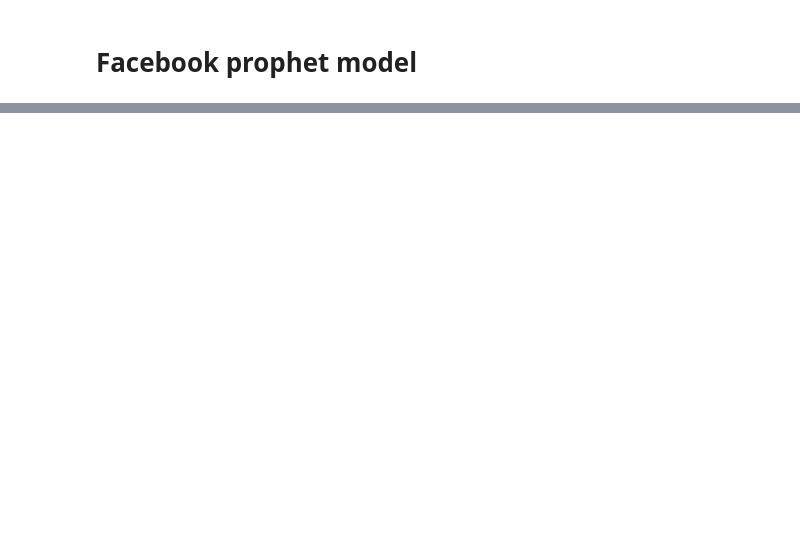
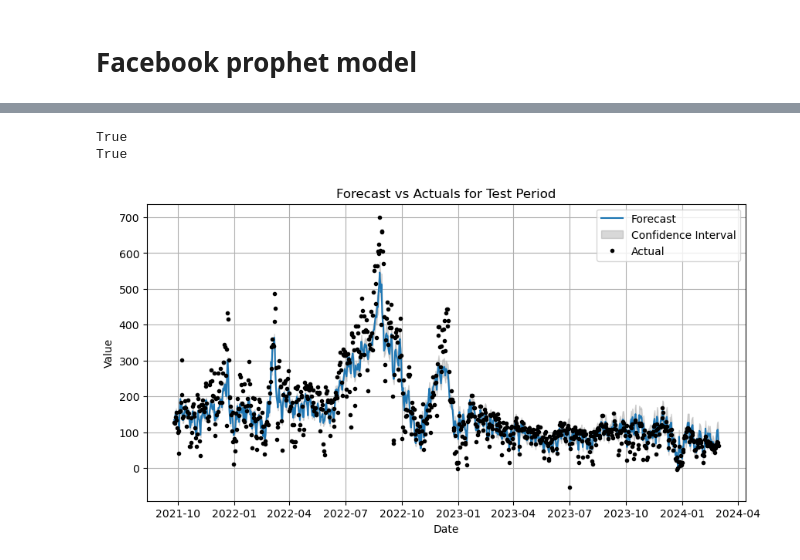
Before and after one commit to stefgr1/Prediction_of_energy_prices, a Jupyter notebook: predictions/Prophet/prophet.ipynb, the cells around one changed output, grey strips where cells are left out. Drawn from its saved outputs; the diff is of its cells as text; code cells hidden in the pictures; blank space fills up the shorter version.

```diff
--- a/predictions/Prophet/prophet.ipynb
+++ b/predictions/Prophet/prophet.ipynb
@@ -22,0 +23,9 @@ FileNotFoundError: [Errno 2] No such file or directory: '../../data/Final_data/f
+# %%
+# Import the data
+df = load_and_prepare_data('../../data/Final_data/final_data.csv')
+
+# Reset the index
+df = df.reset_index()
+
+# rename date and Day_ahead_price columns to ds and y
+df = df.rename(columns={'date': 'ds', 'Day_ahead_price': 'y'})
@@ -22,0 +102,40 @@ FileNotFoundError: [Errno 2] No such file or directory: '../../data/Final_data/f
+# %%
+future = m.make_future_dataframe(periods=test_df.shape[0], freq='1D')
+
+# Check the alignment and number of rows
+print(future['ds'].equals(df['ds']))  # Should return True if perfectly aligned
+print(future.shape[0] == df.shape[0])  # Also should return True
+# %% [output]
+True
+True
+# %%
+# Add columns from df to future
+for column in df.columns:
+    if column != 'ds':  # Assuming 'ds' is already in future
+        future[column] = df[column]
+
+forecast = m.predict(future)
+# %%
+# Define the test period start and end dates
+test_start = test_df['ds'].min()
+test_end = test_df['ds'].max()
+
+# Filter forecast to test period
+test_forecast = forecast[(forecast['ds'] >= test_start) & (forecast['ds'] <= test_end)]
+
+# Filter historical data to test period
+test_actuals = df[(df['ds'] >= test_start) & (df['ds'] <= test_end)]
+
+# Plotting
+plt.figure(figsize=(10, 5))
+plt.plot(test_forecast['ds'], test_forecast['yhat'], label='Forecast')
+plt.fill_between(test_forecast['ds'], test_forecast['yhat_lower'], test_forecast['yhat_upper'], color='gray', alpha=0.3, label='Confidence Interval')
+plt.plot(test_actuals['ds'], test_actuals['y'], 'k.', label='Actual')
+plt.title('Forecast vs Actuals for Test Period')
+plt.xlabel('Date')
+plt.ylabel('Value')
+plt.legend()
+plt.grid(True)
+plt.show()
+# %% [output]
+[figure, added]
```
Also changed, not shown: parts of 15 cells of this notebook, 1 other file.
